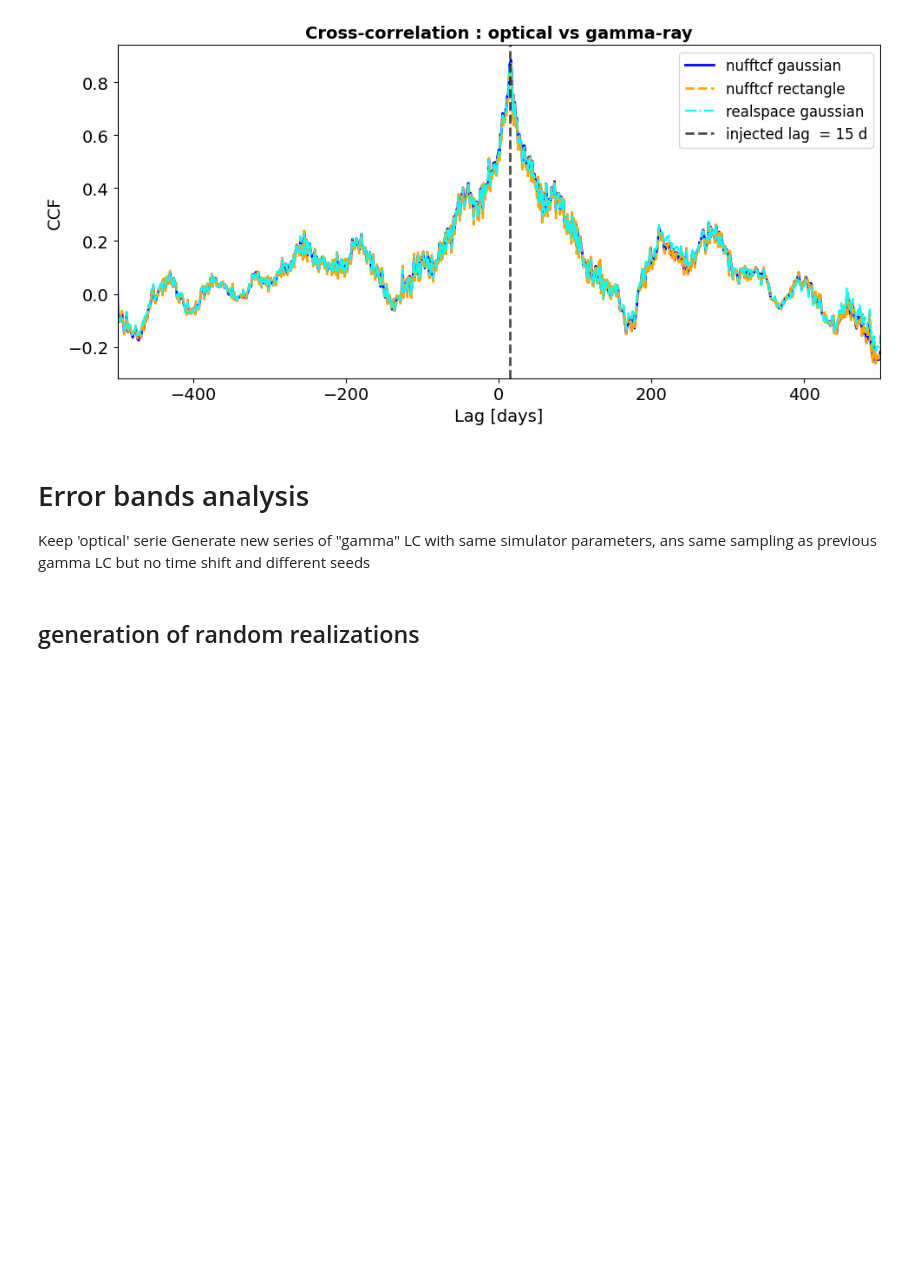
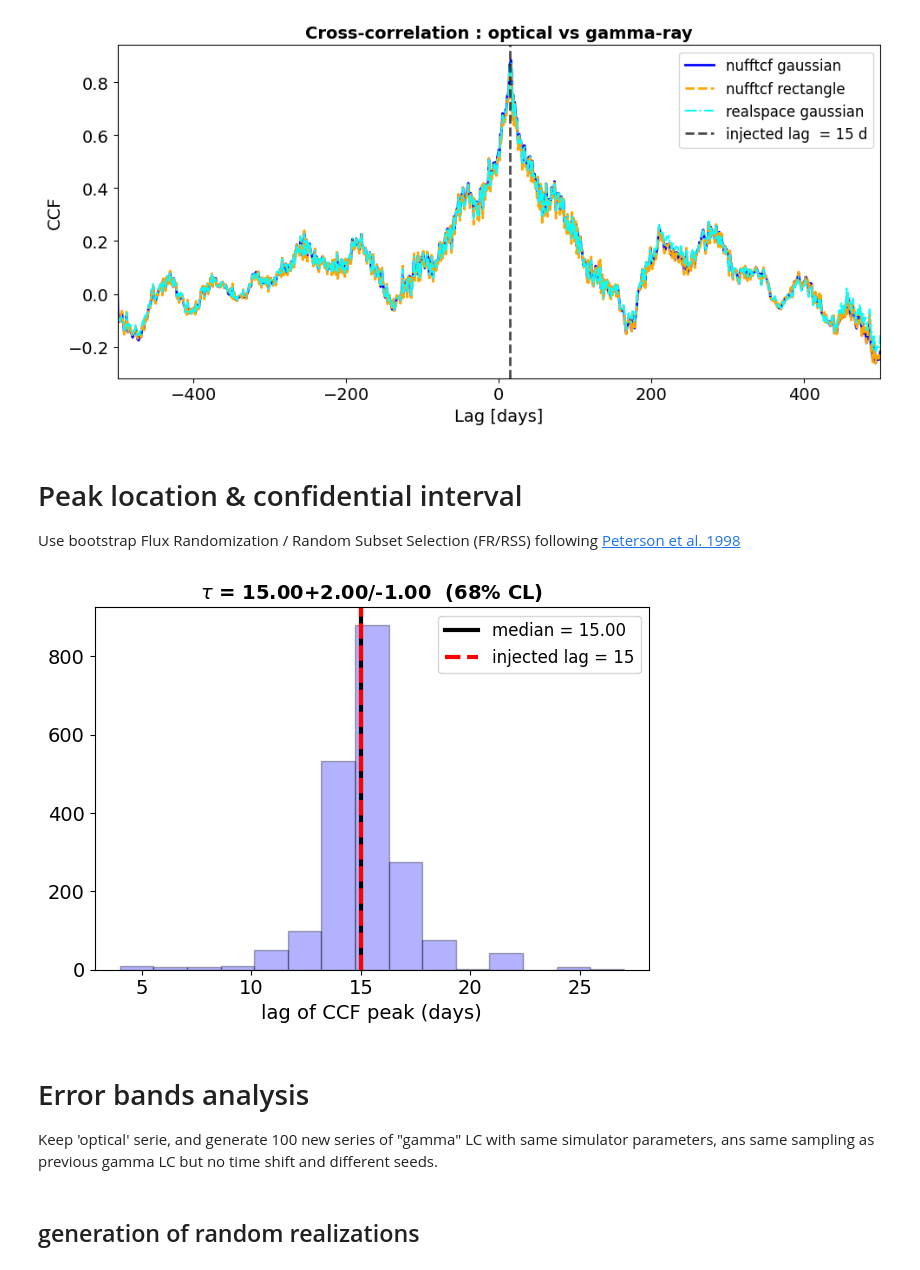
Before and after one commit to jecampagne/nufftcf, a Jupyter notebook: notebook/nufftcf_demo_ccf_Emmanoulopoulos.ipynb, the cells around one changed output. Cells and saved outputs as stored; diff of their text form; code cells hidden in the pictures; blank space fills up the shorter version.

```diff
--- a/notebook/nufftcf_demo_ccf_Emmanoulopoulos.ipynb
+++ b/notebook/nufftcf_demo_ccf_Emmanoulopoulos.ipynb
@@ -313,11 +314,62 @@ print("Figure saved in : ccf_opt_gamma.png")
 # %% [output]
 Figure saved in : ccf_opt_gamma.png
 [figure]
+# %% [markdown]
+# Peak location & confidential interval
+
+Use bootstrap Flux Randomization / Random Subset Selection (FR/RSS)
+following  [Peterson et al. 1998](https://https://arxiv.org/pdf/astro-ph/9802103)
+# %%
+def peak_lag(lags, ccf, window=None):
+    m = np.ones_like(lags, dtype=bool) if window is None \
+        else (lags >= window[0]) & (lags <= window[1])
+    idx = np.where(m)[0]
+    return lags[idx[np.argmax(ccf[idx])]]
+
+def bootstrap_ccpd(df_opt, df_gamma, lags, bin_width,
+                    n_boot=500, search_window=(-50, 80), seed0=0):
+    rng = np.random.default_rng(seed0)
+    t_opt, t_gam = t_common(df_opt.index), t_common(df_gamma.index)
+    peaks = np.empty(n_boot)
+
+    for k in range(n_boot):
+        # Flux Randomization
+        x_b = df_opt["flux"].values + rng.normal(0, df_opt["err"].values)
+        y_b = df_gamma["flux"].values + rng.normal(0, df_gamma["err"].values)
+
+        # Random Subset Selection (bootstrap on data points, with duplicates removed)
+        i1 = np.unique(rng.integers(0, len(t_opt), len(t_opt)))
+        i2 = np.unique(rng.integers(0, len(t_gam), len(t_gam)))
+
+        c_b, _ = compute_ccf_rectangle_nufft(
+            lags, t_opt[i1], x_b[i1], t_gam[i2], y_b[i2], bin_width=bin_width
+        )
+        peaks[k] = peak_lag(lags, c_b, window=search_window)
+
+    return peaks
+# %%
+# with 2000 bootstraps it takes 1min or so on Colab
+peak_lags = bootstrap_ccpd(df_opt, df_gamma, lags, bin_width,
+                            n_boot=2000, search_window=(-100, 100))
+
+tau_hat = np.median(peak_lags)
+lo, hi  = np.percentile(peak_lags, [16, 84])
+# %%
+plt.hist(peak_lags, bins=15, color="blue", edgecolor="k", alpha=0.3)
+plt.axvline(tau_hat, color="k", ls="-",lw=3, label=f"median = {tau_hat:.2f}")
+plt.axvline(lag_days, color="r", ls="--", lw=3, label=f"injected lag = {lag_days}")
+plt.xlabel("lag of CCF peak (days)")
+plt.title(fr"$\tau$ = {tau_hat:.2f}+{hi-tau_hat:.2f}/-{tau_hat-lo:.2f}  (68% CL)")
+plt.legend()
+plt.tight_layout()
+plt.show()
+# %% [output]
+[figure, added]
 # %% [markdown]
 # Error bands analysis
 
-Keep 'optical' serie
-Generate new series of "gamma" LC with same simulator parameters, ans same sampling as previous gamma LC but no time shift and different seeds
+Keep 'optical' serie, and
+generate 100 new series of "gamma" LC with same simulator parameters, ans same sampling as previous gamma LC but no time shift and different seeds.
 # %%
 def generate_gamma_s(seed):
     tseries, times = Emmanoulopoulos_lightcurve_simulator(
```
Also changed, not shown: parts of 7 cells of this notebook.
